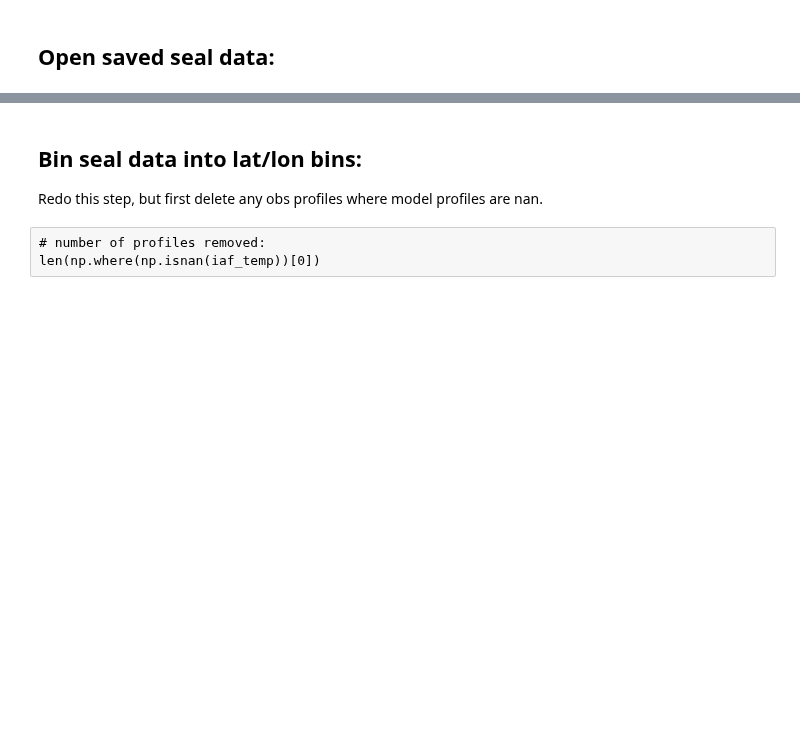
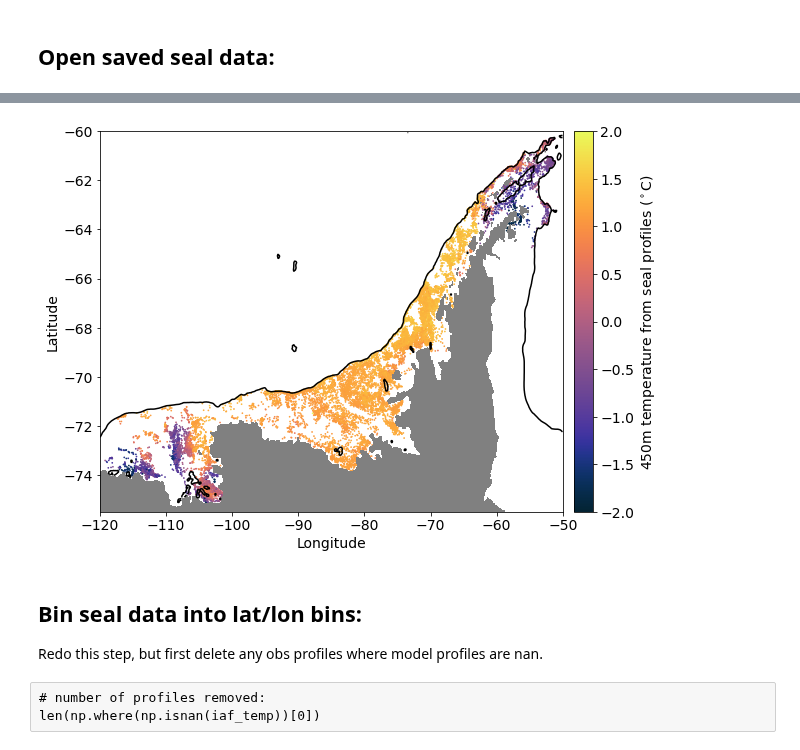
Before and after one commit to mauricehuguenin/sharing, a Jupyter notebook: seal_data_comparison_from_adele.ipynb, the cells around one changed output, grey strips where cells are left out. Drawn from its saved outputs; the diff is of its cells as text; code cells hidden in the pictures; blank space fills up the shorter version.

```diff
--- a/seal_data_comparison_from_adele.ipynb
+++ b/seal_data_comparison_from_adele.ipynb
@@ -243,3 +242,14 @@ ds.to_netcdf(outpath)
+# %%
+data_nr = len(meop_temp) # length of all profiles -> 20138 = I have that many different profiles
+meop_temp = xr.DataArray(meop_temp, coords = [np.arange(data_nr)], dims = ['profile_number'], name = 'seal profile cons. temp. interpolated onto model depth grid closest to 200m')
+
+lon_obs   = xr.DataArray(lon_obs, coords = [np.arange(data_nr)], dims = ['profile_number'], name = 'longitude of seal profiles')
+lat_obs   = xr.DataArray(lat_obs, coords = [np.arange(data_nr)], dims = ['profile_number'], name = 'latitude of seal profiles')
+date      = xr.DataArray(date, coords = [np.arange(nprofiles)], dims = ['profile_number'], name = 'date of seal profiles')
+
+ds = xr.Dataset({'meop_temp': meop_temp,'lon_obs':lon_obs,'lat_obs':lat_obs,'date':date})
+outpath = '/g/data/e14/mv7494/seal_data_comparison/' + 'WAP_seal_profiles_'+str(depth_slice)+'m_depth_ACCESS-OM2-01.nc'
+ds.to_netcdf(outpath)
 # %% [markdown]
 ## Open saved seal data:
 # %%
@@ -277,3 +261,25 @@ plt.savefig(figure_path, dpi=120,bbox_inches='tight', pad_inches=0.1,facecolor='
+# %%
+# plot unbinned data:
+fontsize = 14
+
+plt.figure(figsize=(10,7))
+sc = plt.scatter(lon_obs,lat_obs,c=meop_temp,s=.5,cmap=cmocean.thermal,vmin=-2,vmax=2)
+cbar = plt.colorbar(sc, orientation = 'vertical',extend = 'neither',pad=.02)
+cbar.set_label(str(depth_slice)+'m temperature from seal profiles ($^\circ$C)',fontsize=fontsize,labelpad=5)
+cbar.ax.tick_params(labelsize=fontsize)
+
+plt.contour(ht.xt_ocean,ht.yt_ocean,ht,levels=[1000],colors='k')
+plt.contourf(ht.xt_ocean,ht.yt_ocean,land_mask,colors='grey')
+plt.xlim(-120,-50)
+plt.ylim(-75.5,-60)
+plt.tick_params(labelsize=fontsize)
+plt.ylabel('Latitude',fontsize=fontsize)
+plt.xlabel('Longitude',fontsize=fontsize)
+
+figure_path = figdir+'/seal_temp_map_'+str(depth_slice)+'m.png'
+# plt.savefig(figure_path, dpi=120,bbox_inches='tight', pad_inches=0.1,facecolor='white')
+# %% [output]
+[figure, added]
 # %% [markdown]
 ## Bin seal data into lat/lon bins:
 Redo this step, but first delete any obs profiles where model profiles are nan.
```
Also changed, not shown: parts of 17 cells of this notebook.
